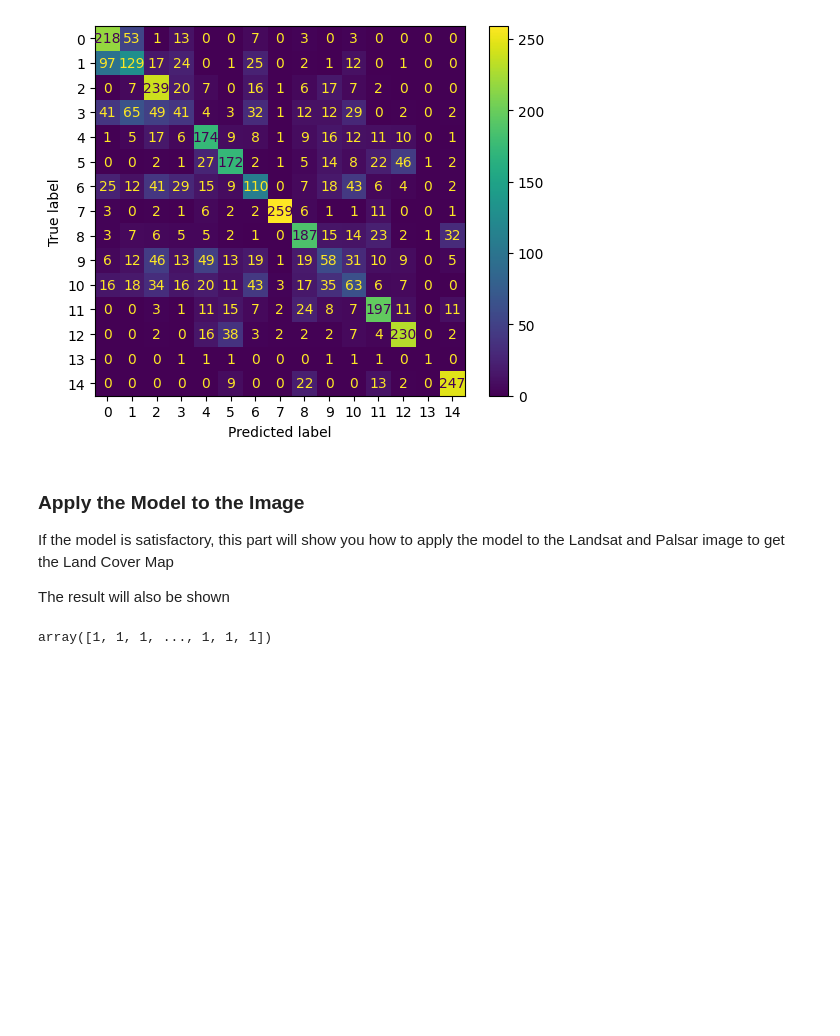
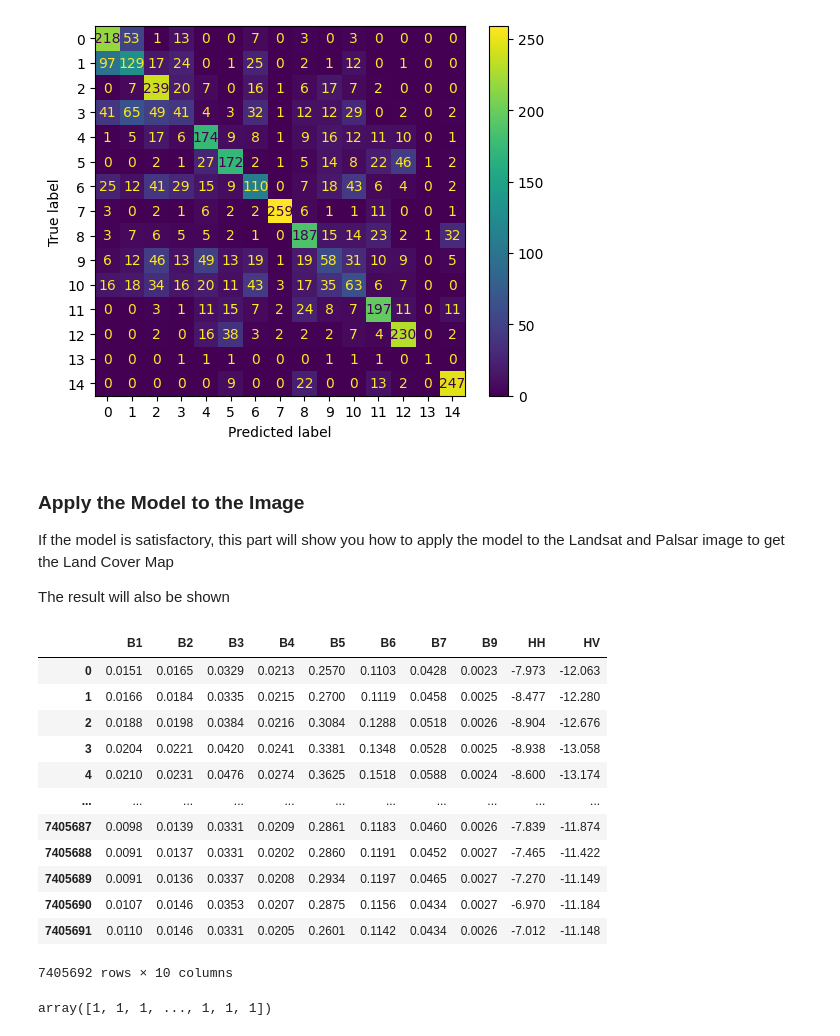
Before and after one commit to Justclemax/land-cover-classification-Random-forest-python, a Jupyter notebook: classification.ipynb, the cells around one changed output. Drawn from its saved outputs; the diff is of its cells as text; code cells hidden in the pictures; blank space fills up the shorter version.

```diff
--- a/classification.ipynb
+++ b/classification.ipynb
@@ -292,12 +292,27 @@ The result will also be shown
 # %%
 # Load image
 combine_image = np.concatenate((landsat_image, palsar_image), 0)
 image_transpose = combine_image.T
 transpose_shape = image_transpose.shape
 table_image = pd.DataFrame(
     image_transpose.reshape(-1, transpose_shape[2]),
     columns=["B1", "B2", "B3", "B4", "B5", "B6", "B7", "B9", "HH", "HV"],
 )
+table_image
+# %% [output]
+|  | B1 | B2 | B3 | B4 | B5 | B6 | B7 | B9 | HH | HV |
+| 0 | 0.0151 | 0.0165 | 0.0329 | 0.0213 | 0.2570 | 0.1103 | 0.0428 | 0.0023 | -7.973 | -12.063 |
+| 1 | 0.0166 | 0.0184 | 0.0335 | 0.0215 | 0.2700 | 0.1119 | 0.0458 | 0.0025 | -8.477 | -12.280 |
+| 2 | 0.0188 | 0.0198 | 0.0384 | 0.0216 | 0.3084 | 0.1288 | 0.0518 | 0.0026 | -8.904 | -12.676 |
+| 3 | 0.0204 | 0.0221 | 0.0420 | 0.0241 | 0.3381 | 0.1348 | 0.0528 | 0.0025 | -8.938 | -13.058 |
+| 4 | 0.0210 | 0.0231 | 0.0476 | 0.0274 | 0.3625 | 0.1518 | 0.0588 | 0.0024 | -8.600 | -13.174 |
+| ... | ... | ... | ... | ... | ... | ... | ... | ... | ... | ... |
+| 7405687 | 0.0098 | 0.0139 | 0.0331 | 0.0209 | 0.2861 | 0.1183 | 0.0460 | 0.0026 | -7.839 | -11.874 |
+| 7405688 | 0.0091 | 0.0137 | 0.0331 | 0.0202 | 0.2860 | 0.1191 | 0.0452 | 0.0027 | -7.465 | -11.422 |
+| 7405689 | 0.0091 | 0.0136 | 0.0337 | 0.0208 | 0.2934 | 0.1197 | 0.0465 | 0.0027 | -7.270 | -11.149 |
+| 7405690 | 0.0107 | 0.0146 | 0.0353 | 0.0207 | 0.2875 | 0.1156 | 0.0434 | 0.0027 | -6.970 | -11.184 |
+| 7405691 | 0.0110 | 0.0146 | 0.0331 | 0.0205 | 0.2601 | 0.1142 | 0.0434 | 0.0026 | -7.012 | -11.148 |
+7405692 rows × 10 columns
 # %%
 # Predict table image
 prediction = model.predict(table_image[predictors])
```
Also changed, not shown: parts of 2 cells of this notebook, 8 other files.
